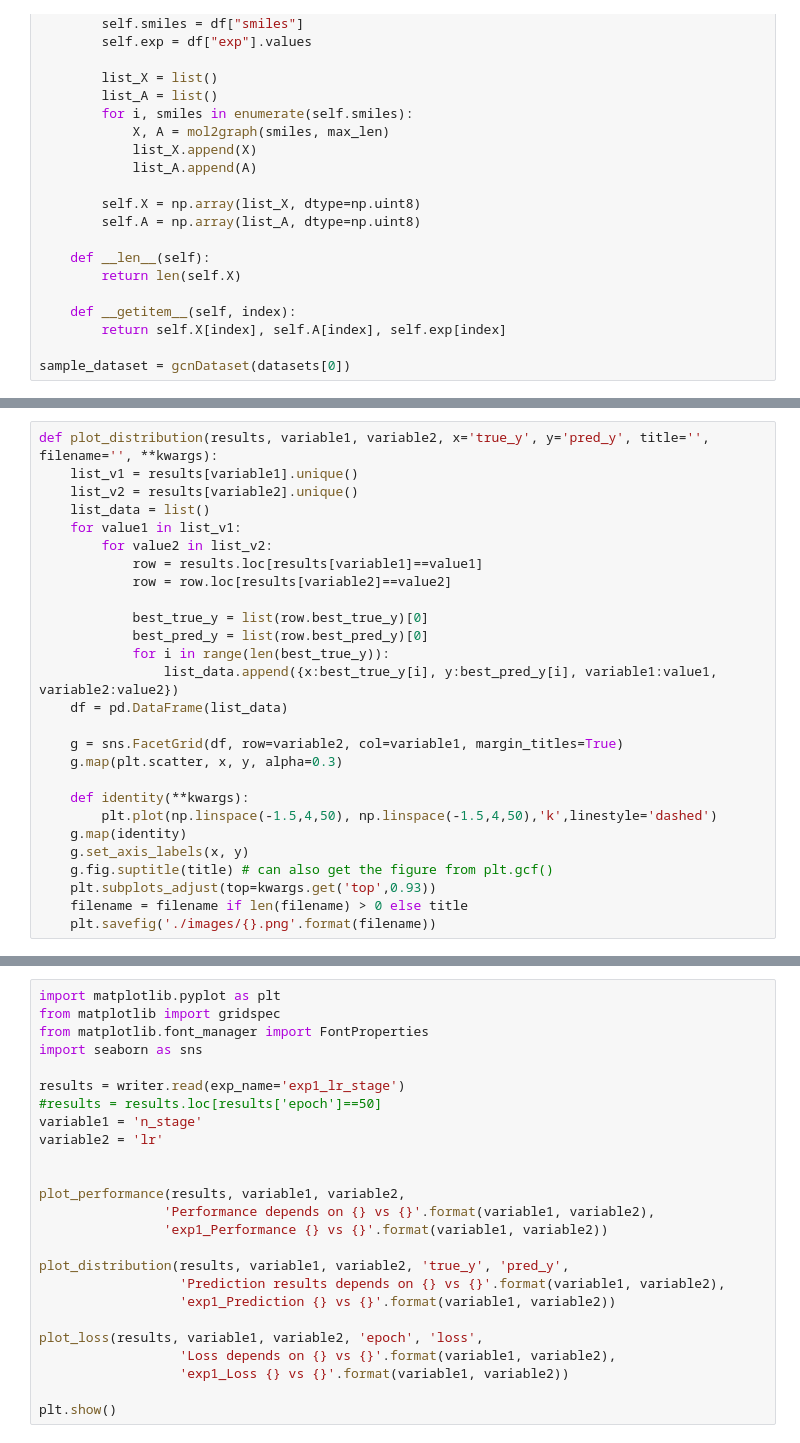
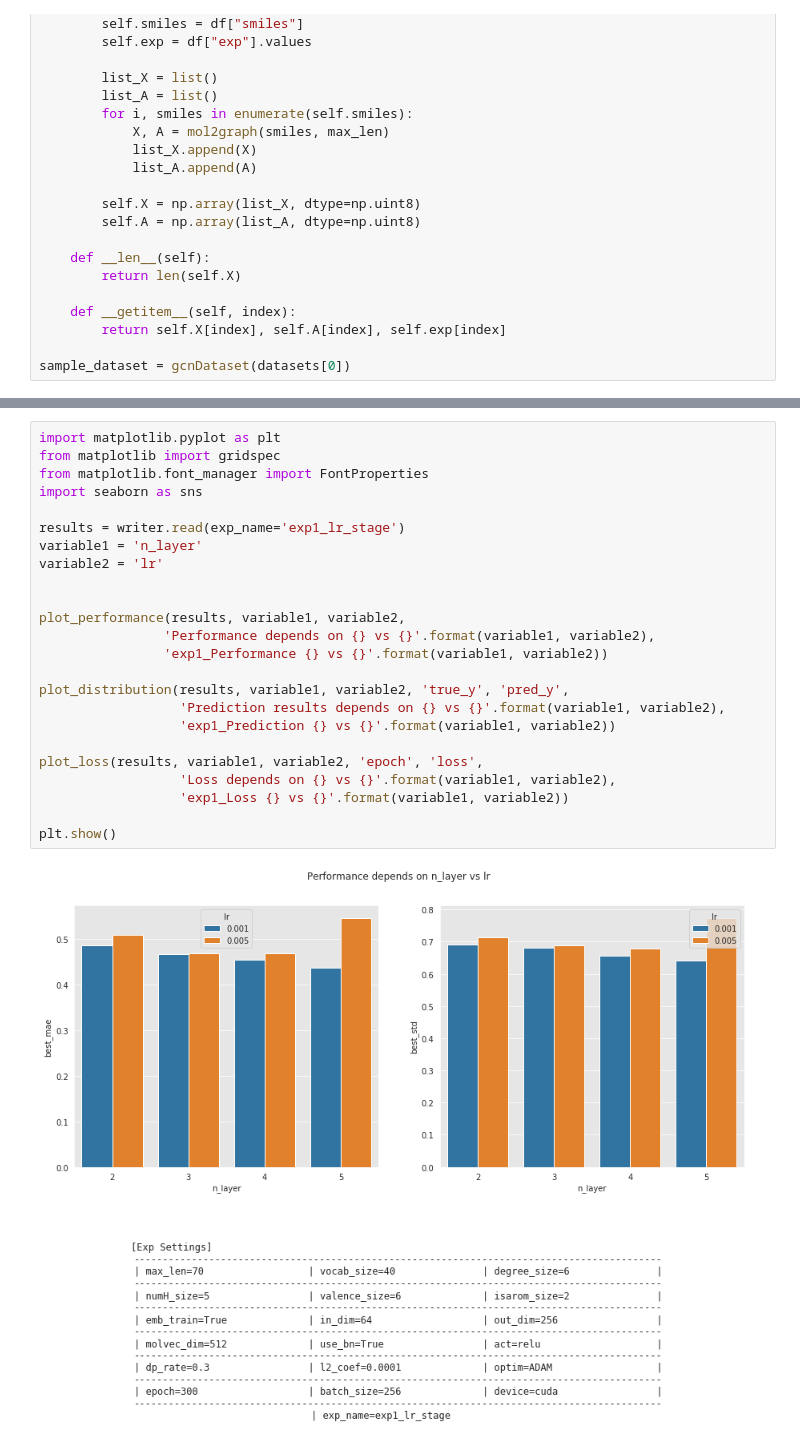
Before and after one commit to heartcored98/Standalone-DeepLearning-Chemistry, a Jupyter notebook: Lec05/Lec05_lipo_graph_gcn_prediction.ipynb, the cells around one changed output, grey strips where cells are left out. Saved outputs shown, nothing was run; the diff lists cells and outputs as text.

```diff
--- a/Lec05/Lec05_lipo_graph_gcn_prediction.ipynb
+++ b/Lec05/Lec05_lipo_graph_gcn_prediction.ipynb
@@ -221,27 +128,0 @@ def plot_performance(results, variable1, variable2, title='', filename=''):
-# %%
-def plot_distribution(results, variable1, variable2, x='true_y', y='pred_y', title='', filename='', **kwargs):
-    list_v1 = results[variable1].unique()
-    list_v2 = results[variable2].unique()
-    list_data = list()
-    for value1 in list_v1:
-        for value2 in list_v2:
-            row = results.loc[results[variable1]==value1]
-            row = row.loc[results[variable2]==value2]
-
-            best_true_y = list(row.best_true_y)[0]
-            best_pred_y = list(row.best_pred_y)[0]
-            for i in range(len(best_true_y)):
-                list_data.append({x:best_true_y[i], y:best_pred_y[i], variable1:value1, variable2:value2})
-    df = pd.DataFrame(list_data)
-
-    g = sns.FacetGrid(df, row=variable2, col=variable1, margin_titles=True)
-    g.map(plt.scatter, x, y, alpha=0.3)
-
-    def identity(**kwargs):
-        plt.plot(np.linspace(-1.5,4,50), np.linspace(-1.5,4,50),'k',linestyle='dashed')
-    g.map(identity)
-    g.set_axis_labels(x, y)
-    g.fig.suptitle(title) # can also get the figure from plt.gcf()
-    plt.subplots_adjust(top=kwargs.get('top',0.93))
-    filename = filename if len(filename) > 0 else title
-    plt.savefig('./images/{}.png'.format(filename))
@@ -718,25 +438,26 @@ RuntimeError: size mismatch, m1: [17920 x 65], m2: [59 x 256] at /opt/conda/cond
 # %%
 import matplotlib.pyplot as plt
 from matplotlib import gridspec
 from matplotlib.font_manager import FontProperties
 import seaborn as sns
 
 results = writer.read(exp_name='exp1_lr_stage')
-#results = results.loc[results['epoch']==50]
-variable1 = 'n_stage'
+variable1 = 'n_layer'
 variable2 = 'lr'
 
 
 plot_performance(results, variable1, variable2,
                 'Performance depends on {} vs {}'.format(variable1, variable2),
                 'exp1_Performance {} vs {}'.format(variable1, variable2))
 
 plot_distribution(results, variable1, variable2, 'true_y', 'pred_y',
                   'Prediction results depends on {} vs {}'.format(variable1, variable2),
                   'exp1_Prediction {} vs {}'.format(variable1, variable2))
 
 plot_loss(results, variable1, variable2, 'epoch', 'loss',
                   'Loss depends on {} vs {}'.format(variable1, variable2),
                   'exp1_Loss {} vs {}'.format(variable1, variable2))
 
 plt.show()
+# %% [output]
+[figure, added]
```
Also changed, not shown: parts of 20 cells of this notebook, 1 other file.
